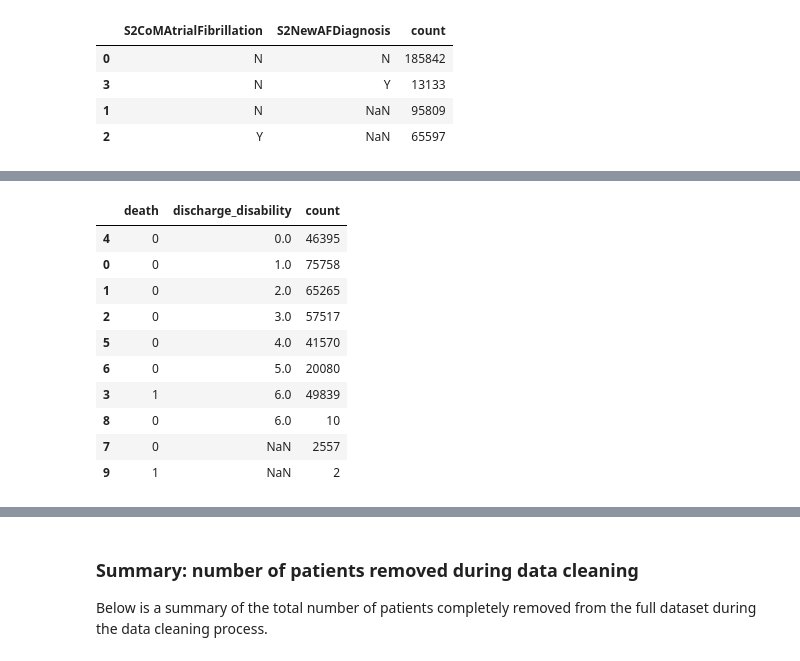
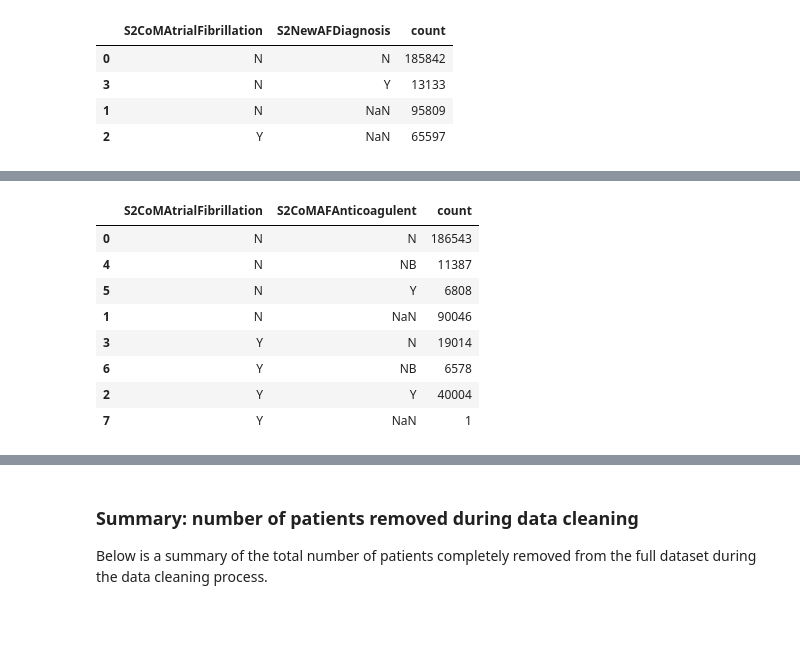
Before and after one commit to samuel-book/samuel_2_data_prep, a Jupyter notebook: descriptive_statistics/01_data_cleaning_explanation.ipynb, the cells around one changed output, grey strips where cells are left out. Drawn from its saved outputs; the diff is of its cells as text; code cells hidden in the pictures; blank space fills up the shorter version.

```diff
--- a/descriptive_statistics/01_data_cleaning_explanation.ipynb
+++ b/descriptive_statistics/01_data_cleaning_explanation.ipynb
@@ -693,17 +884,16 @@ Or, in both cases, do we have to ignore both results, if we are uncertain which
 # %%
-(data[['death', 'discharge_disability']]
+# Inspection of where anticoagulent data is missing
+(raw_data[['S2CoMAtrialFibrillation', 'S2CoMAFAnticoagulent']]
  .value_counts(dropna=False)
  .reset_index(name='count')
- .sort_values(by='discharge_disability'))
+ .sort_values(by=['S2CoMAtrialFibrillation', 'S2CoMAFAnticoagulent']))
 # %% [output]
-|  | death | discharge_disability | count |
-| 4 | 0 | 0.0 | 46395 |
-| 0 | 0 | 1.0 | 75758 |
-| 1 | 0 | 2.0 | 65265 |
-| 2 | 0 | 3.0 | 57517 |
-| 5 | 0 | 4.0 | 41570 |
-| 6 | 0 | 5.0 | 20080 |
-| 3 | 1 | 6.0 | 49839 |
-| 8 | 0 | 6.0 | 10 |
-| 7 | 0 | NaN | 2557 |
-| 9 | 1 | NaN | 2 |
+|  | S2CoMAtrialFibrillation | S2CoMAFAnticoagulent | count |
+| 0 | N | N | 186543 |
+| 4 | N | NB | 11387 |
+| 5 | N | Y | 6808 |
+| 1 | N | NaN | 90046 |
+| 3 | Y | N | 19014 |
+| 6 | Y | NB | 6578 |
+| 2 | Y | Y | 40004 |
+| 7 | Y | NaN | 1 |
```
Also changed, not shown: parts of 74 cells of this notebook.
